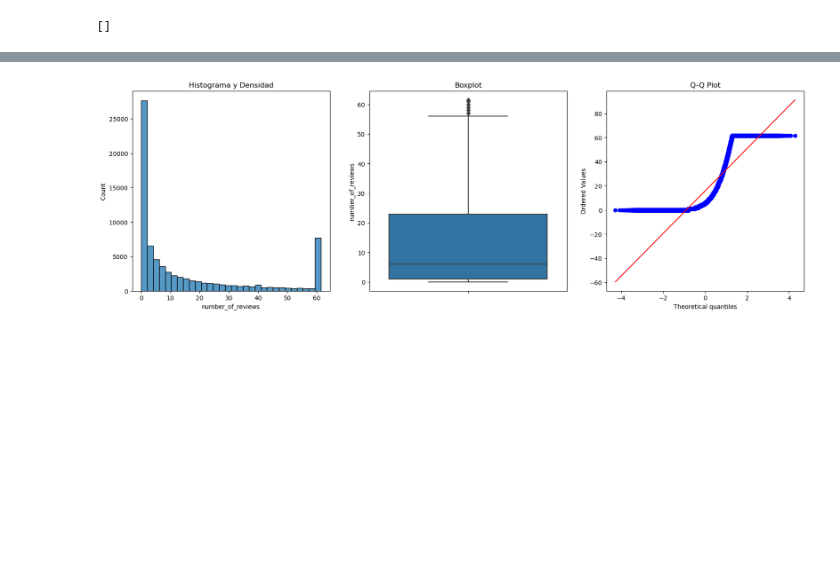
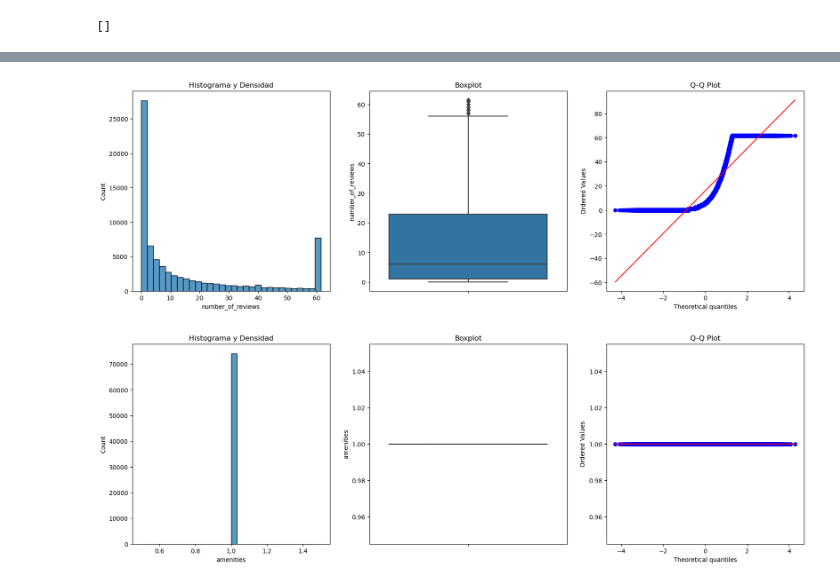
Before and after one commit to srecinos2023/Proyecto_final_stastiscalL, a Jupyter notebook: parte2_proyecto.ipynb, the cells around one changed output, grey strips where cells are left out. Cells and saved outputs as stored; diff of their text form; code cells hidden in the pictures; blank space fills up the shorter version.

```diff
--- a/parte2_proyecto.ipynb
+++ b/parte2_proyecto.ipynb
@@ -327,11 +354,17 @@ def detectOutliersLimits(dataset, col):
 LI, LS = detectOutliersLimits(dataf, 'number_of_reviews')
 dataf['number_of_reviews'] = np.where(dataf['number_of_reviews']  > LS, LS,
                                                                        np.where(dataf['number_of_reviews']  == 0, 0.0001, dataf['number_of_reviews'] ))
+
+LI, LS = detectOutliersLimits(dataf, 'amenities')
+dataf['amenities'] = np.where(dataf['amenities']  > LS, LS,
+                                                                       np.where(dataf['amenities']  == 0, 0.0001, dataf['amenities'] ))
 # %%
 #vemos el resultado de tratar outliers
 plotDistBoxQQ(dataf, 'number_of_reviews')
+plotDistBoxQQ(dataf, 'amenities')
 # %% [output]
 [figure]
+[figure, added]
 # %%
 #aplicamos el scaler a las varibales
 from sklearn.preprocessing import StandardScaler
```
Also changed, not shown: parts of 6 cells of this notebook.
